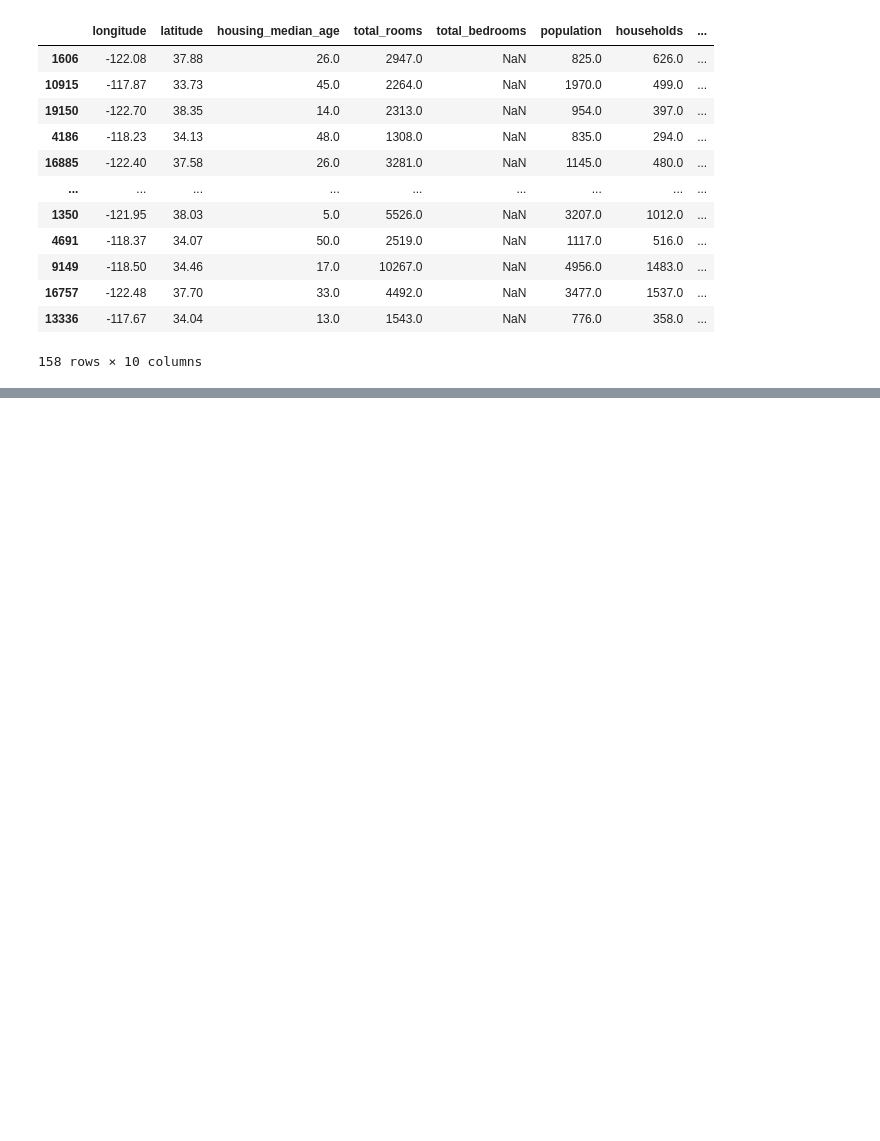
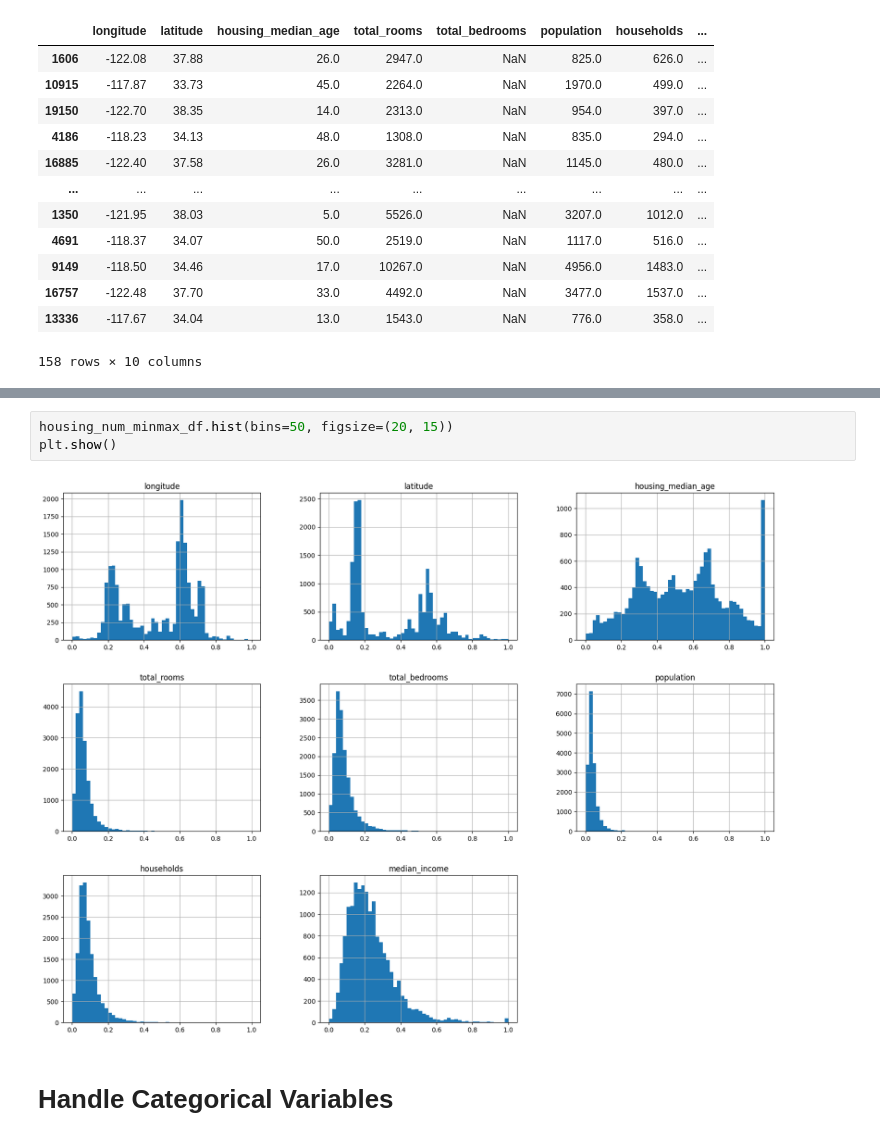
Before and after one commit to meftaul/e2e-ml-project, a Jupyter notebook: notebooks/eda.ipynb, the cells around one changed output, grey strips where cells are left out. Saved outputs shown, nothing was run; the diff lists cells and outputs as text; blank space fills up the shorter version.

```diff
--- a/notebooks/eda.ipynb
+++ b/notebooks/eda.ipynb
@@ -207,0 +322,7 @@ housing[housing.isnull().any(axis=1)]
+# %%
+housing_num_minmax_df.hist(bins=50, figsize=(20, 15))
+plt.show()
+# %% [output]
+[figure, added]
+# %% [markdown]
+# Handle Categorical Variables
```
Also changed, not shown: parts of 27 cells of this notebook.
